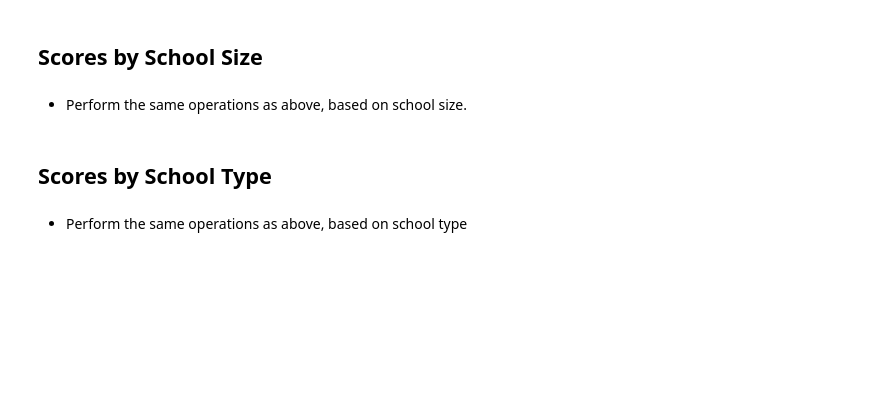
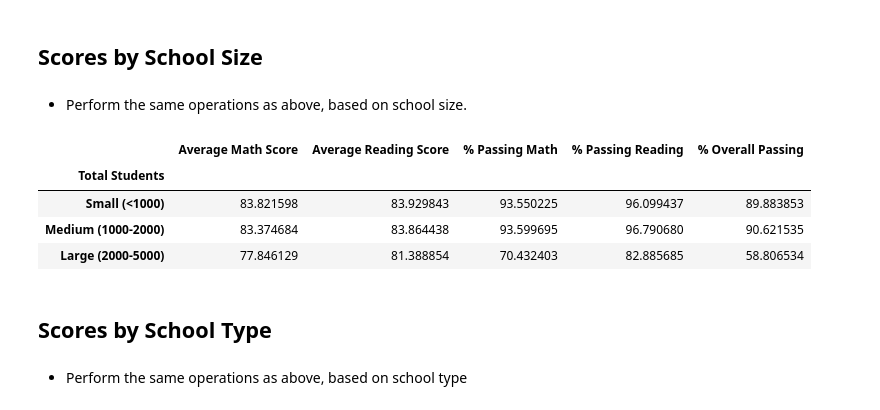
Before and after one commit to kehull/pandas-challenge, a Jupyter notebook: PyCitySchools/PyCitySchools.ipynb, the cells around one changed output. Saved outputs shown, nothing was run; the diff lists cells and outputs as text; code cells hidden in the pictures; blank space fills up the shorter version.

```diff
--- a/PyCitySchools/PyCitySchools.ipynb
+++ b/PyCitySchools/PyCitySchools.ipynb
@@ -300,6 +297,24 @@ ted_df.head()
 ## Scores by School Size
 # %% [markdown]
 * Perform the same operations as above, based on school size.
+# %%
+#create bins
+School_Comparison.reset_index(drop=True, inplace=True)
+bins = [0, 999, 1999, 4975]
+group_labels = ["Small (<1000)", "Medium (1000-2000)", "Large (2000-5000)"]
+
+
+#cut the budget data into bins
+School_Comparison["Total Students"] = pd.cut(School_Comparison["Total Students"], bins, labels=group_labels)
+#create new groupby object based on "Total Students"
+Size_Chart = School_Comparison.groupby("Total Students")
+Size_Chart[["Average Math Score", "Average Reading Score", "% Passing Math", "% Passing Reading", "% Overall Passing"]].mean()
+# %% [output]
+|  | Average Math Score | Average Reading Score | % Passing Math | % Passing Reading | % Overall Passing |
+| Total Students |  |  |  |  |  |
+| Small (<1000) | 83.821598 | 83.929843 | 93.550225 | 96.099437 | 89.883853 |
+| Medium (1000-2000) | 83.374684 | 83.864438 | 93.599695 | 96.790680 | 90.621535 |
+| Large (2000-5000) | 77.846129 | 81.388854 | 70.432403 | 82.885685 | 58.806534 |
 # %% [markdown]
 ## Scores by School Type
 # %% [markdown]
```
Also changed, not shown: parts of 3 cells of this notebook, 2 other files.
